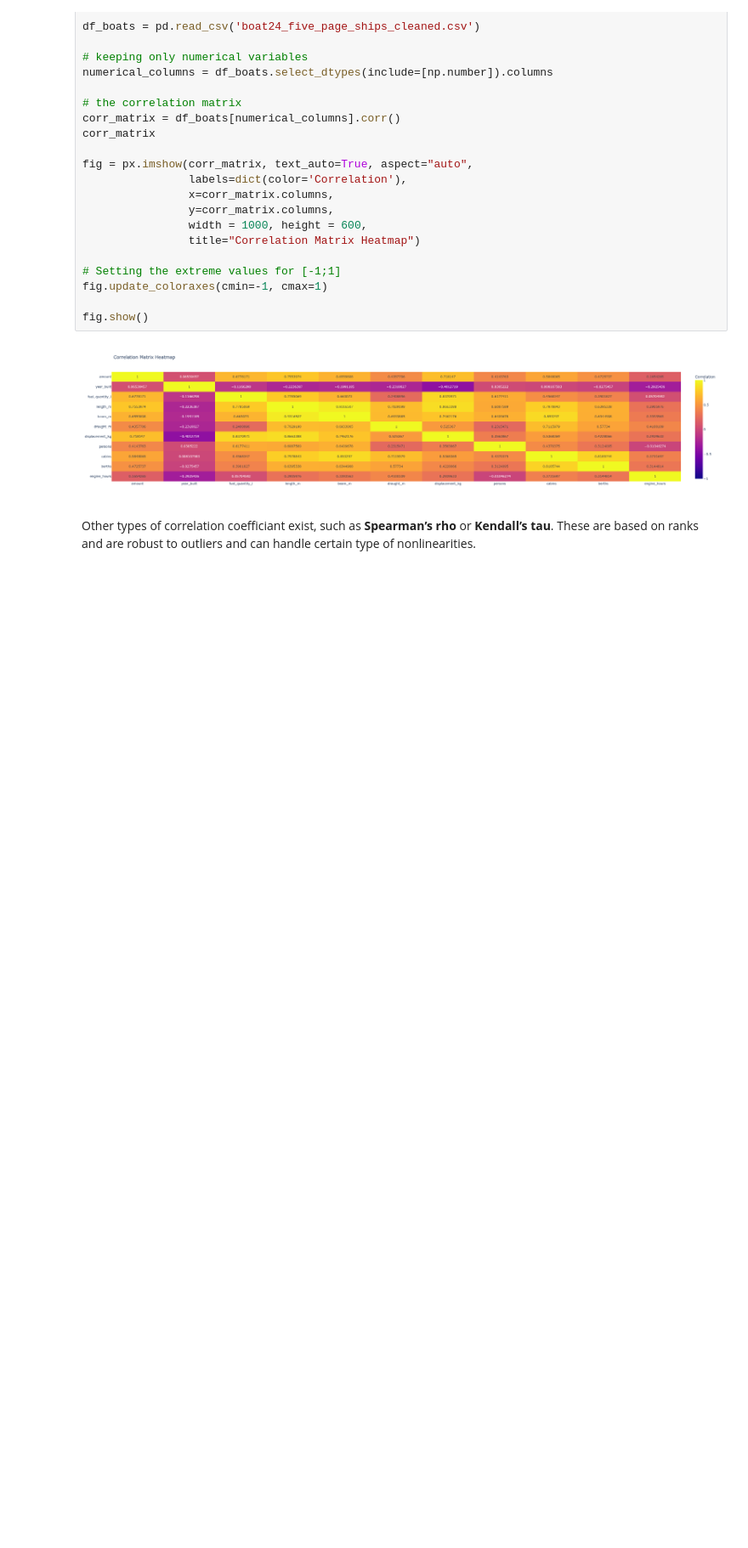
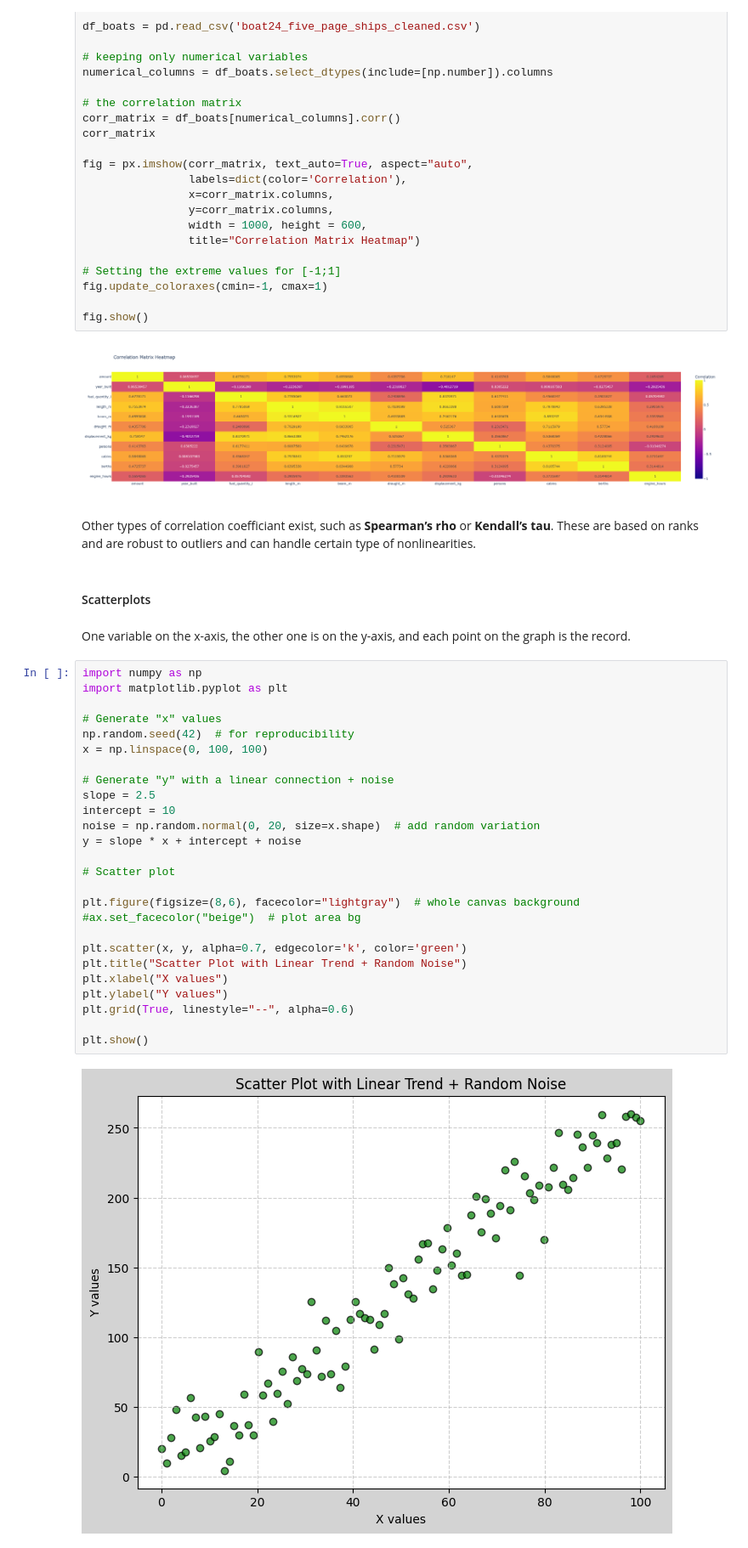
Before and after one commit to dragonka79/machine_learning, a Jupyter notebook: Statistics/04_exploring_binary_and_categorical_data.ipynb, the cells around one changed output. Shown at 85% size. Saved outputs shown, nothing was run; the diff lists cells and outputs as text; blank space fills up the shorter version.

Commit message:
creating scatterplot template

```diff
--- a/Statistics/04_exploring_binary_and_categorical_data.ipynb
+++ b/Statistics/04_exploring_binary_and_categorical_data.ipynb
@@ -139,3 +139,35 @@ fig.show()
 [figure]
 # %% [markdown]
 Other types of correlation coefficiant exist, such as **Spearman’s rho** or **Kendall’s tau**. These are based on ranks and are robust to outliers and can handle certain type of nonlinearities.
+# %% [markdown]
+#### Scatterplots
+# %% [markdown]
+One variable on the x-axis, the other one is on the y-axis, and each point on the graph is the record.
+# %%
+import numpy as np
+import matplotlib.pyplot as plt
+
+# Generate "x" values
+np.random.seed(42)  # for reproducibility
+x = np.linspace(0, 100, 100)
+
+# Generate "y" with a linear connection + noise
+slope = 2.5
+intercept = 10
+noise = np.random.normal(0, 20, size=x.shape)  # add random variation
+y = slope * x + intercept + noise
+
+# Scatter plot
+
+plt.figure(figsize=(8,6), facecolor="lightgray")  # whole canvas background
+#ax.set_facecolor("beige")  # plot area bg
+
+plt.scatter(x, y, alpha=0.7, edgecolor='k', color='green')
+plt.title("Scatter Plot with Linear Trend + Random Noise")
+plt.xlabel("X values")
+plt.ylabel("Y values")
+plt.grid(True, linestyle="--", alpha=0.6)
+
+plt.show()
+# %% [output]
+[figure, added]
```
Also changed, not shown: parts of 1 cell of this notebook.
